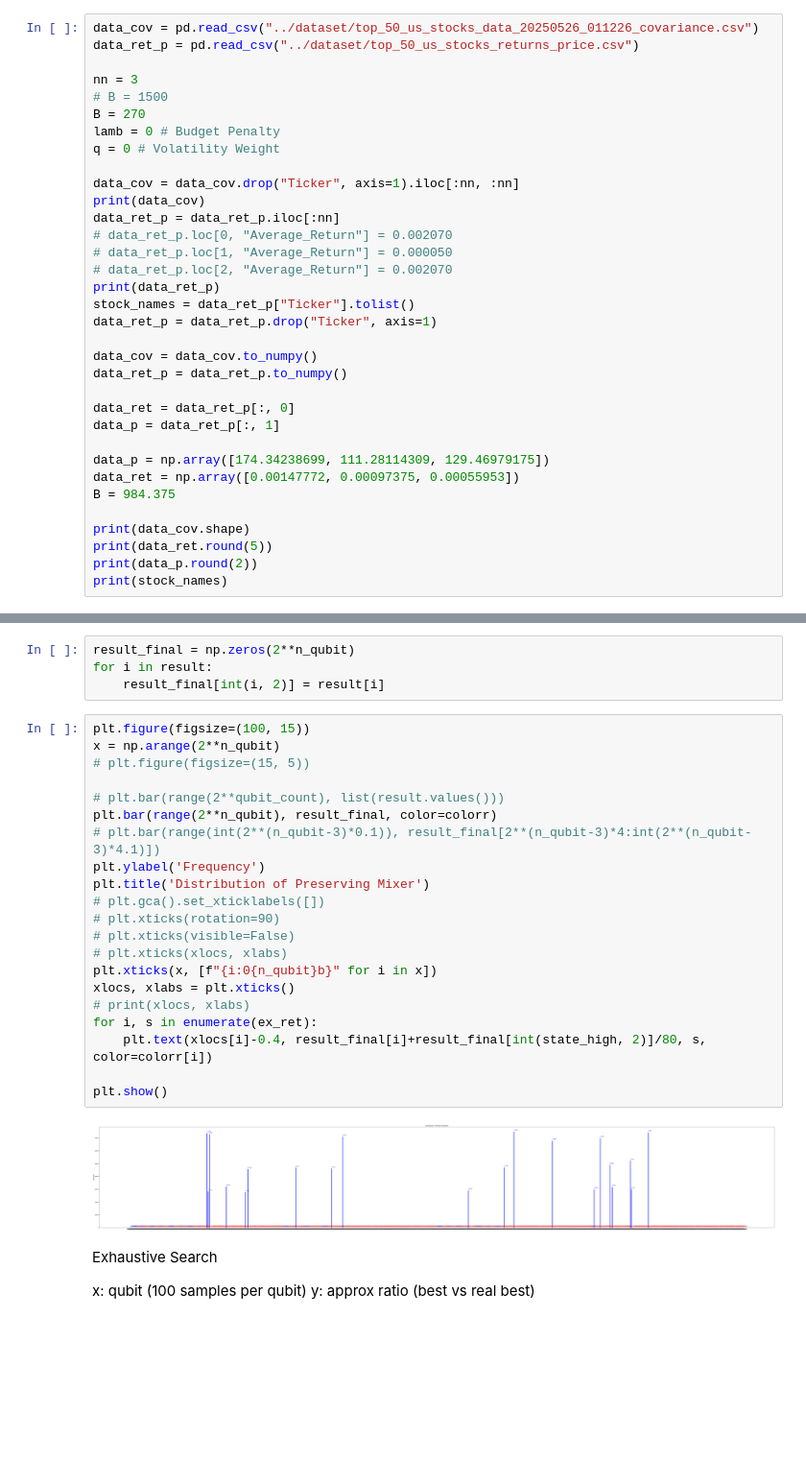
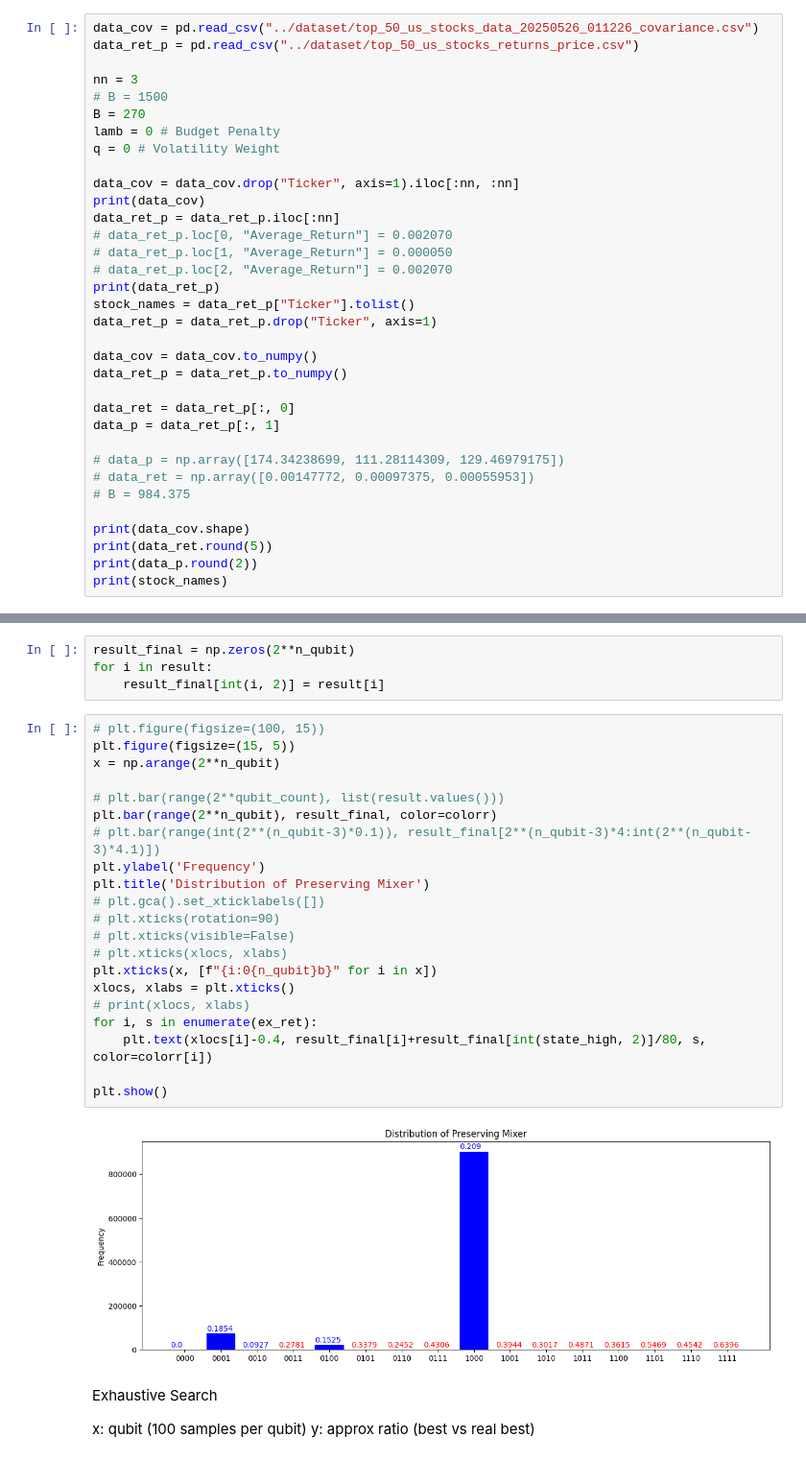
Before and after one commit to AndewNN/Quantum_Computing, a Jupyter notebook: CUDA/PO_Preserving_Mixer.ipynb, the cells around one changed output, grey strips where cells are left out. Shown at 96% size. Saved outputs shown, nothing was run; the diff lists cells and outputs as text; blank space fills up the shorter version.

```diff
--- a/CUDA/PO_Preserving_Mixer.ipynb
+++ b/CUDA/PO_Preserving_Mixer.ipynb
@@ -127,9 +127,9 @@ data_ret_p = data_ret_p.to_numpy()
 data_ret = data_ret_p[:, 0]
 data_p = data_ret_p[:, 1]
 
-data_p = np.array([174.34238699, 111.28114309, 129.46979175])
-data_ret = np.array([0.00147772, 0.00097375, 0.00055953])
-B = 984.375
+# data_p = np.array([174.34238699, 111.28114309, 129.46979175])
+# data_ret = np.array([0.00147772, 0.00097375, 0.00055953])
+# B = 984.375
 
 print(data_cov.shape)
 print(data_ret.round(5))
@@ -391,28 +416,28 @@ result_final = np.zeros(2**n_qubit)
 for i in result:
     result_final[int(i, 2)] = result[i]
 # %%
-plt.figure(figsize=(100, 15))
+# plt.figure(figsize=(100, 15))
+plt.figure(figsize=(15, 5))
 x = np.arange(2**n_qubit)
-# plt.figure(figsize=(15, 5))
 
 # plt.bar(range(2**qubit_count), list(result.values()))
 plt.bar(range(2**n_qubit), result_final, color=colorr)
 # plt.bar(range(int(2**(n_qubit-3)*0.1)), result_final[2**(n_qubit-3)*4:int(2**(n_qubit-3)*4.1)])
 plt.ylabel('Frequency')
 plt.title('Distribution of Preserving Mixer')
 # plt.gca().set_xticklabels([])
 # plt.xticks(rotation=90)
 # plt.xticks(visible=False)
 # plt.xticks(xlocs, xlabs)
 plt.xticks(x, [f"{i:0{n_qubit}b}" for i in x])
 xlocs, xlabs = plt.xticks()
 # print(xlocs, xlabs)
 for i, s in enumerate(ex_ret):
     plt.text(xlocs[i]-0.4, result_final[i]+result_final[int(state_high, 2)]/80, s, color=colorr[i])
 
 plt.show()
 # %% [output]
-[figure, old version]
+[figure, new version]
 # %% [markdown]
 Exhaustive Search
 
```
Also changed, not shown: parts of 13 cells of this notebook, 3 other files.
